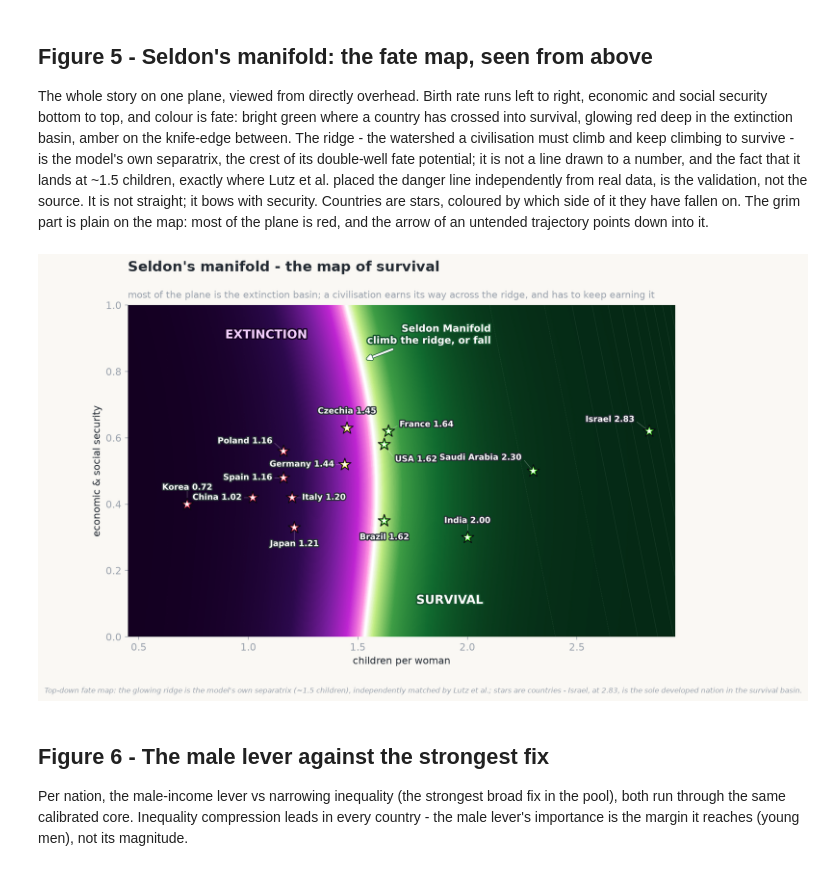
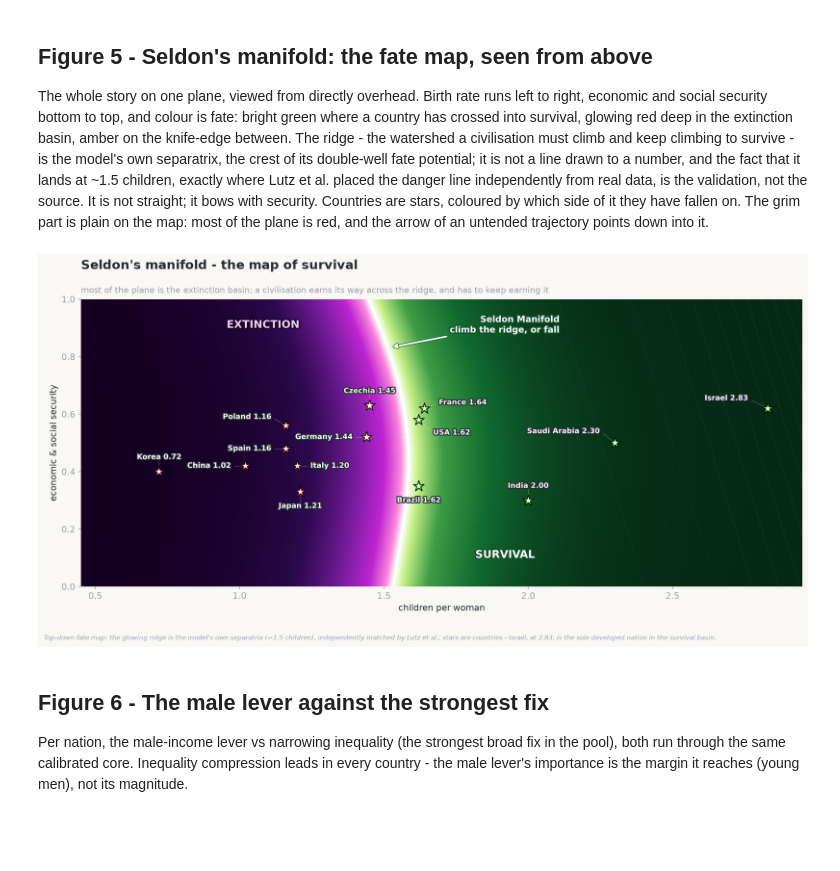
Before and after one commit to stellarshenson/sci-demographic-collapse, a Jupyter notebook: notebooks/17-kj-story-visuals.ipynb, the cells around one changed output. Drawn from its saved outputs; the diff is of its cells as text; code cells hidden in the pictures; blank space fills up the shorter version.

```diff
--- a/notebooks/17-kj-story-visuals.ipynb
+++ b/notebooks/17-kj-story-visuals.ipynb
@@ -321,7 +321,8 @@ FATE = LSC.from_list("fate", [
     (0.00, "#140021"), (0.16, "#2d0a4e"), (0.30, "#7c1fa2"), (0.40, "#c026d3"), (0.47, "#ff8be0"),
     (0.50, "#ffffff"),
     (0.54, "#c6f086"), (0.64, "#3f9e46"), (0.80, "#116b30"), (1.00, "#052a15")])   # darker green survival basin
-fig, ax = plt.subplots(figsize=(11.0, 6.7))
+fig = plt.figure(figsize=(13.6, 6.9))
+ax = fig.add_axes([0.055, 0.115, 0.930, 0.730])   # explicit full-width axes - the caption no longer sets a wider canvas
 ax.set_facecolor("#140021")
 ax.pcolormesh(XX, YY, F, cmap=FATE, shading="gouraud", vmin=-1, vmax=1, zorder=0)
 ax.contour(XX, YY, _V(XX + 0.30*(YY-0.5)), levels=16, colors="white", alpha=0.10, linewidths=0.5, zorder=1)  # faint slope lines
@@ -342,35 +343,35 @@ CT = {"USA": 1.62, "France": 1.64, "Germany": 1.44, "Poland": 1.16, "Italy": 1.2
       "Saudi Arabia": 2.30, "Israel": 2.83, "China": 1.02, "India": 2.00, "Czechia": 1.45, "Spain": 1.16, "Brazil": 1.62}
 SEC = {"USA": .58, "France": .62, "Germany": .52, "Italy": .45, "Japan": .45, "Korea": .40, "Poland": .46,
        "Saudi Arabia": .50, "Israel": .62, "China": .42, "India": .30, "Czechia": .55, "Spain": .48, "Brazil": .35}  # security y-position (visual, story map only)
 def star_col(t): return "#39ff14" if t >= 1.55 else ("#fde047" if t >= 1.38 else "#ff2d55")  # green safe / amber edge / red dying
 pjit = {"Poland": 0.10, "Spain": 0.0, "Italy": -0.03, "Japan": -0.12, "Czechia": 0.08}   # fan the crowded 1.16/1.20 and 1.44 clusters vertically
 # each label pushed onto its clear side so it hugs its star but never lands on a neighbour or the ridge
 loff = {"Korea": (0.0, 0.05, "center"), "China": (-0.05, 0.0, "right"),
         "Poland": (-0.05, 0.03, "right"), "Spain": (-0.05, 0.0, "right"),
         "Italy": (0.045, 0.0, "left"), "Japan": (0.0, -0.05, "center"),
         "Germany": (-0.05, 0.0, "right"), "Czechia": (0.0, 0.05, "center"),
         "USA": (0.05, -0.045, "left"), "Brazil": (0.0, -0.05, "center"),
         "France": (0.05, 0.02, "left"), "India": (0.0, 0.05, "center"),
         "Saudi Arabia": (-0.05, 0.04, "right"), "Israel": (-0.07, 0.035, "right")}
 for nm, t in CT.items():
     s = SEC[nm] + pjit.get(nm, 0.0); col = star_col(t)
     # no external bloom: the glow is clipped to the star outline, so nothing bleeds past it
     ax.scatter([t], [s], s=205, marker="*", color="#0a0a12", zorder=6.4)                       # dark backing -> thin contrast ring / crisp outline
     ax.scatter([t], [s], s=165, marker="*", color=col, edgecolor="#0a0a12", linewidth=0.6, zorder=6.6)  # bright core with a thin dark rim so greens pop
     ax.scatter([t], [s], s=60, marker="*", color="white", alpha=0.98, edgecolor="none", zorder=7)       # white heart
     dx, dy, ha = loff.get(nm, (0.0, 0.055, "center"))
     ax.plot([t, t + 0.80*dx], [s, s + 0.80*dy], color="white", lw=0.7, alpha=0.30, zorder=5.6, solid_capstyle="round")  # pale leader star -> label, kills any ambiguity
     ax.annotate(f"{nm} {t:.2f}", (t + dx, s + dy), ha=ha, va="center", fontsize=9.2, color="white", fontweight="bold",
                 zorder=8, path_effects=[pe.withStroke(linewidth=2.6, foreground=INK)])
 ax.set_xlim(0.45, 2.95); ax.set_ylim(0, 1)
 ax.set_xlabel("children per woman"); ax.set_ylabel("economic & social security")
 for sp in ax.spines.values(): sp.set_visible(False)
 titled(ax, "Seldon's manifold - the map of survival",
        "most of the plane is the extinction basin; a civilisation earns its way across the ridge, and has to keep earning it")
 caption(fig, "Top-down fate map: the glowing ridge is the model's own separatrix (~1.5 children), independently matched by Lutz et al.; stars are countries - Israel, at 2.83, is the sole developed nation in the survival basin.")
-plt.savefig(FIGS / "story_manifold.png", dpi=210, bbox_inches="tight", pad_inches=0.15); plt.show()
+plt.savefig(FIGS / "story_manifold.png", dpi=210); plt.show()
 # %% [output]
-[figure, old version]
+[figure, new version]
 # %% [markdown]
 ## Figure 6 - The male lever against the strongest fix
 
```
Also changed, not shown: parts of 1 cell of this notebook, 1 other file.
